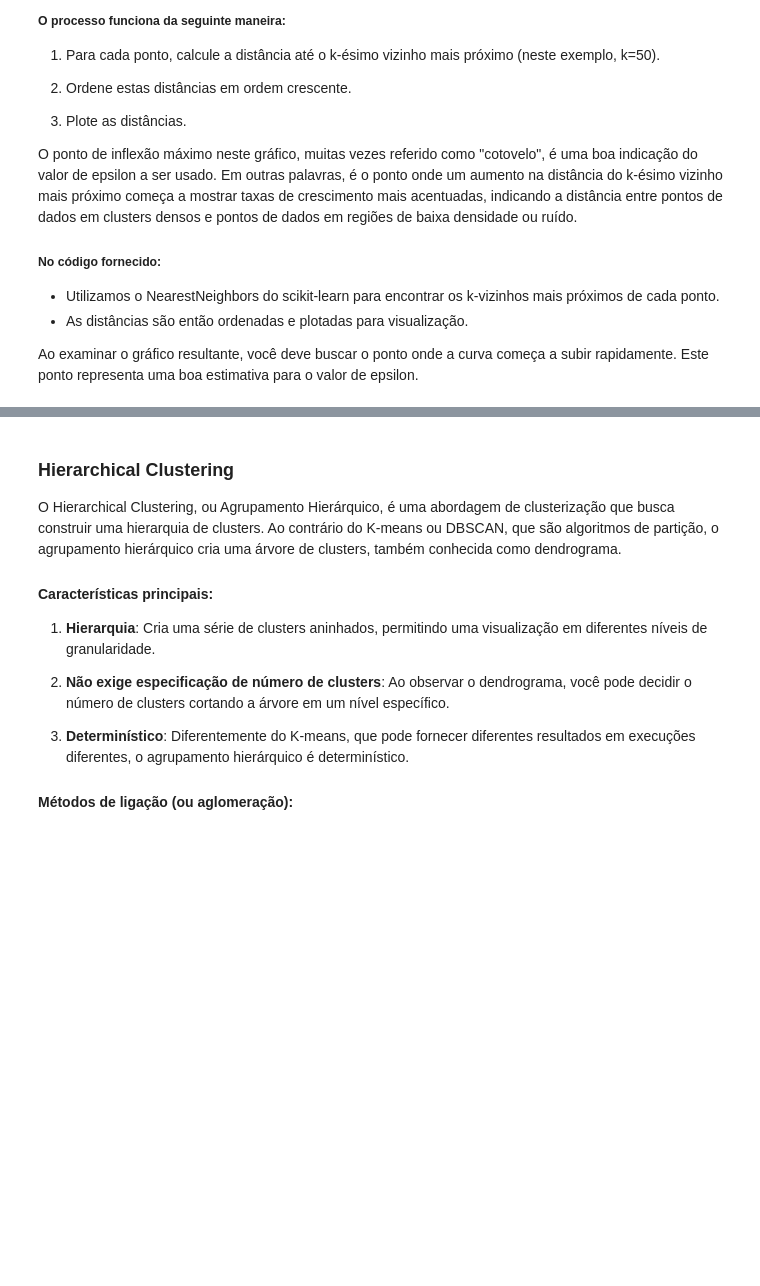
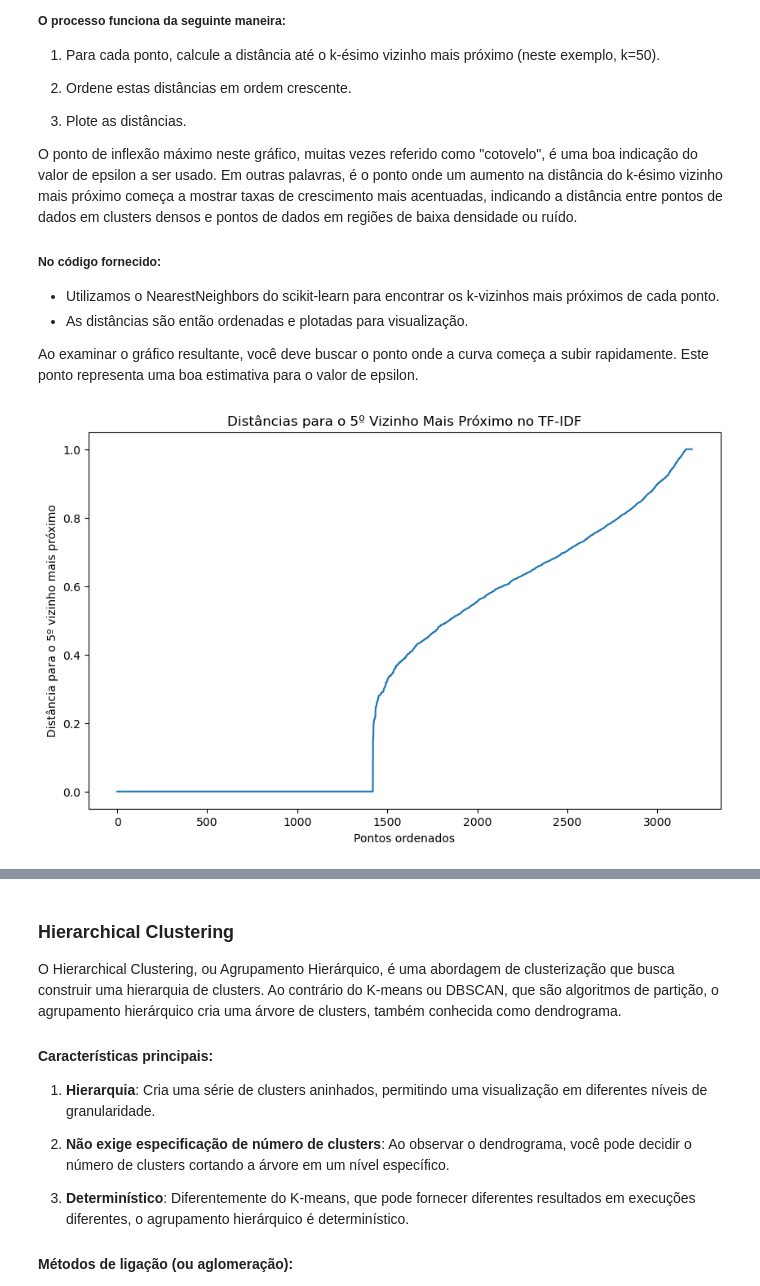
Before and after one commit to vinialbano/TCC-IFSP, a Jupyter notebook: 5-clustering.ipynb, the cells around one changed output, grey strips where cells are left out. Saved outputs shown, nothing was run; the diff lists cells and outputs as text; code cells hidden in the pictures; blank space fills up the shorter version.

```diff
--- a/5-clustering.ipynb
+++ b/5-clustering.ipynb
@@ -526,0 +536,4 @@ df['dbscan_labels'] = dbscan.labels_
+# %%
+plot_knn_distances(X_tfidf.toarray(), "TF-IDF")
+# %% [output]
+[figure, added]
```
Also changed, not shown: parts of 49 cells of this notebook.
